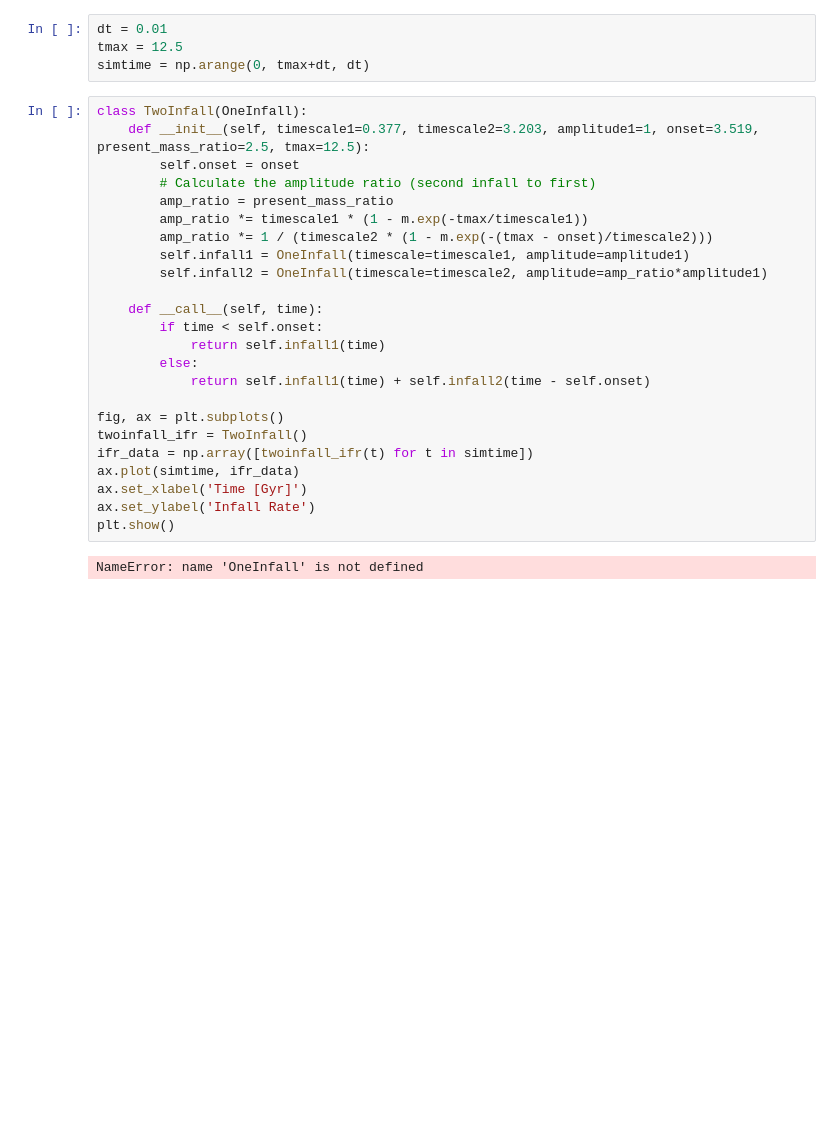
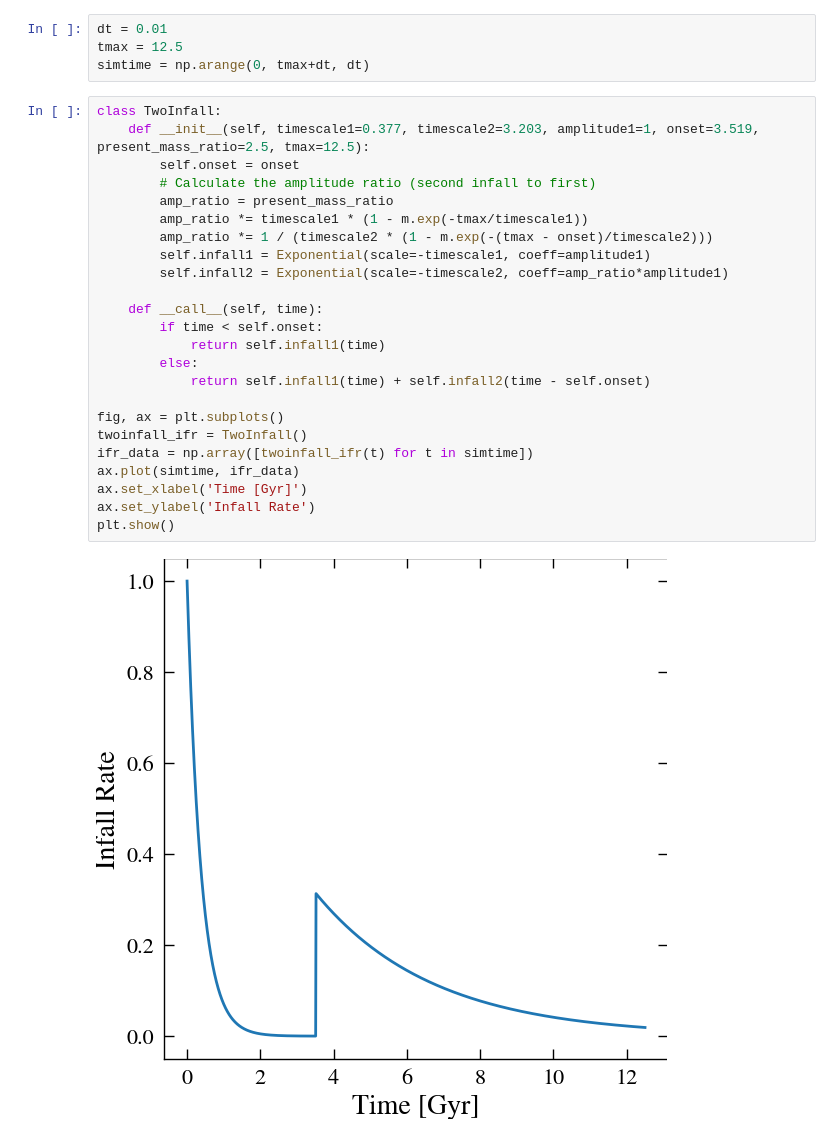
Before and after one commit to lodubay/twoinfall, a Jupyter notebook: src/scripts/spitoni2024.ipynb, the cells around one changed output. Cells and saved outputs as stored; diff of their text form; blank space fills up the shorter version.

```diff
--- a/src/scripts/spitoni2024.ipynb
+++ b/src/scripts/spitoni2024.ipynb
@@ -127,28 +205,28 @@ dt = 0.01
 tmax = 12.5
 simtime = np.arange(0, tmax+dt, dt)
 # %%
-class TwoInfall(OneInfall):
+class TwoInfall:
     def __init__(self, timescale1=0.377, timescale2=3.203, amplitude1=1, onset=3.519, present_mass_ratio=2.5, tmax=12.5):
         self.onset = onset
         # Calculate the amplitude ratio (second infall to first)
         amp_ratio = present_mass_ratio
         amp_ratio *= timescale1 * (1 - m.exp(-tmax/timescale1))
         amp_ratio *= 1 / (timescale2 * (1 - m.exp(-(tmax - onset)/timescale2)))
-        self.infall1 = OneInfall(timescale=timescale1, amplitude=amplitude1)
-        self.infall2 = OneInfall(timescale=timescale2, amplitude=amp_ratio*amplitude1)
+        self.infall1 = Exponential(scale=-timescale1, coeff=amplitude1)
+        self.infall2 = Exponential(scale=-timescale2, coeff=amp_ratio*amplitude1)
 
     def __call__(self, time):
         if time < self.onset:
             return self.infall1(time)
         else:
             return self.infall1(time) + self.infall2(time - self.onset)
 
 fig, ax = plt.subplots()
 twoinfall_ifr = TwoInfall()
 ifr_data = np.array([twoinfall_ifr(t) for t in simtime])
 ax.plot(simtime, ifr_data)
 ax.set_xlabel('Time [Gyr]')
 ax.set_ylabel('Infall Rate')
 plt.show()
 # %% [output]
-NameError: name 'OneInfall' is not defined
+[figure, added]
```
Also changed, not shown: parts of 10 cells of this notebook, 1 other file.
